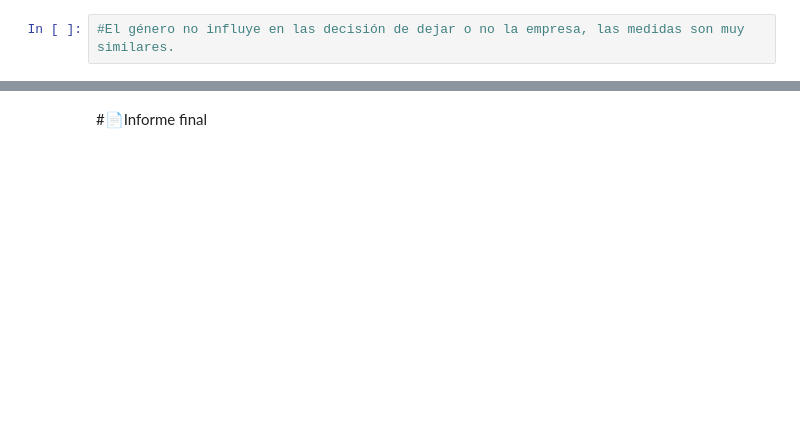
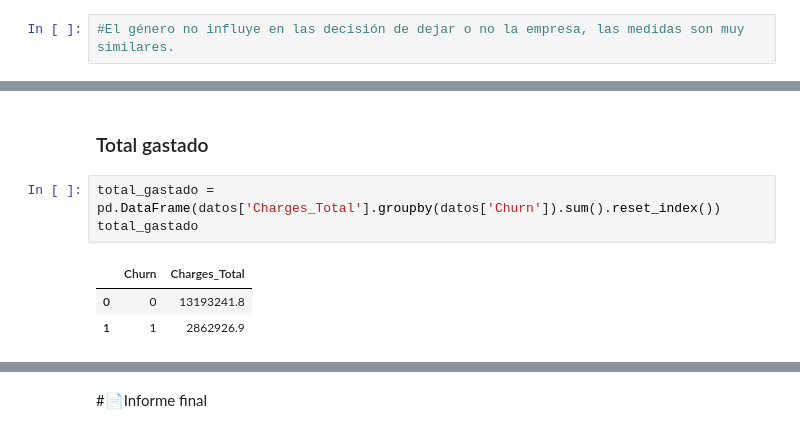
Before and after one commit to Fvargasv/Challenge-X-, a Jupyter notebook: TelecomX_LATAM.ipynb, the cells around one changed output, grey strips where cells are left out. Drawn from its saved outputs; the diff is of its cells as text; blank space fills up the shorter version.

```diff
--- a/TelecomX_LATAM.ipynb
+++ b/TelecomX_LATAM.ipynb
@@ -565,0 +586,9 @@ fig.show()
+# %% [markdown]
+### Total gastado
+# %%
+total_gastado = pd.DataFrame(datos['Charges_Total'].groupby(datos['Churn']).sum().reset_index())
+total_gastado
+# %% [output]
+|  | Churn | Charges_Total |
+| 0 | 0 | 13193241.8 |
+| 1 | 1 | 2862926.9 |
```
Also changed, not shown: parts of 11 cells of this notebook.
